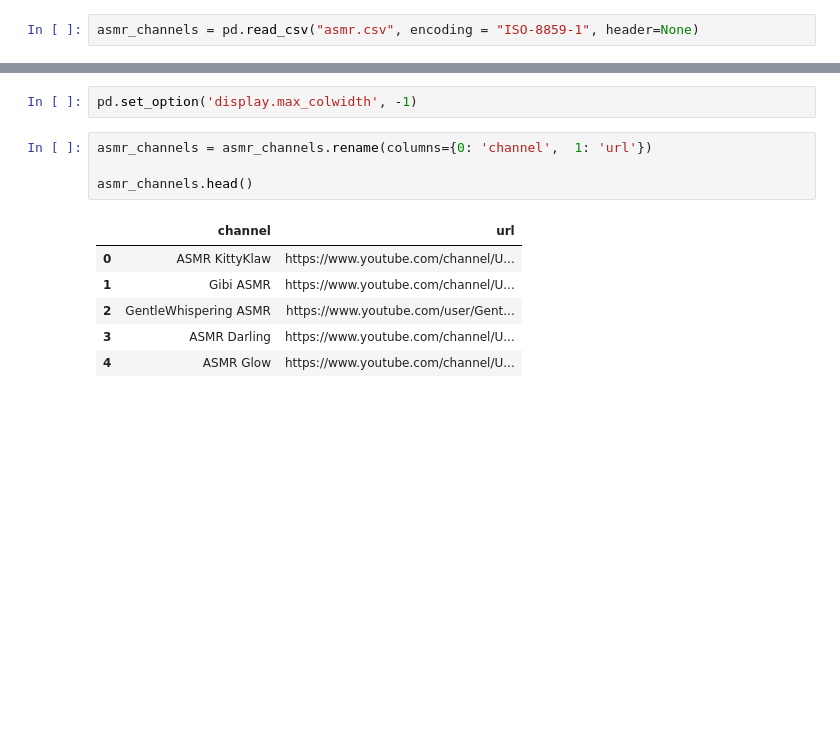
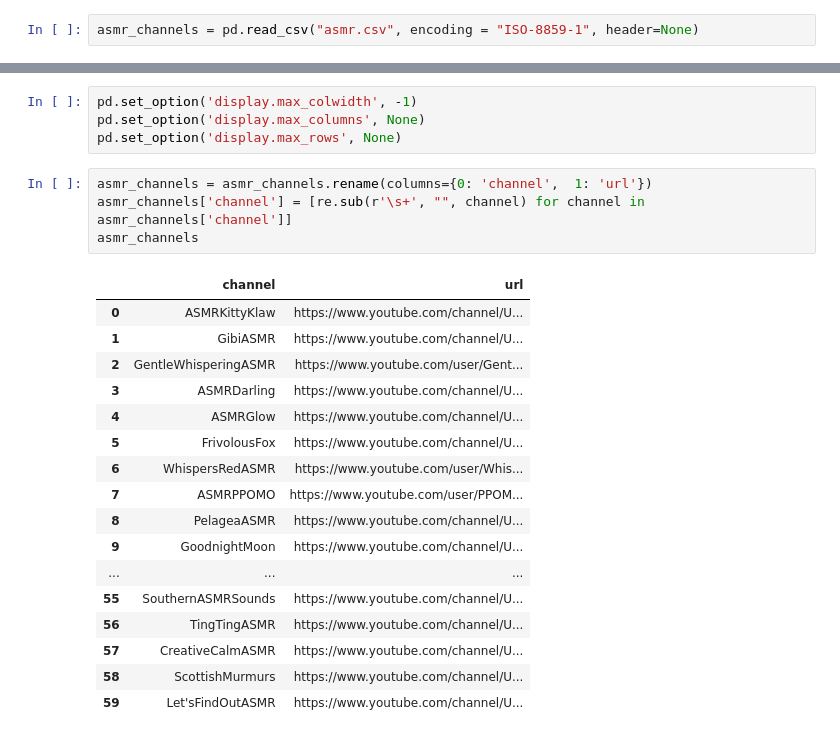
Before and after one commit to shortpoet/YouTube-Data-Analytics-and-Visualization, a Jupyter notebook: data_collection/asmr_channels.ipynb, the cells around one changed output, grey strips where cells are left out. Drawn from its saved outputs; the diff is of its cells as text; blank space fills up the shorter version.

```diff
--- a/data_collection/asmr_channels.ipynb
+++ b/data_collection/asmr_channels.ipynb
@@ -6,13 +71,26 @@ asmr_channels = pd.read_csv("asmr.csv", encoding = "ISO-8859-1", header=None)
 # %%
 pd.set_option('display.max_colwidth', -1)
+pd.set_option('display.max_columns', None)
+pd.set_option('display.max_rows', None)
 # %%
 asmr_channels = asmr_channels.rename(columns={0: 'channel',  1: 'url'})
-
-asmr_channels.head()
+asmr_channels['channel'] = [re.sub(r'\s+', "", channel) for channel in asmr_channels['channel']]
+asmr_channels
 # %% [output]
 |  | channel | url |
-| 0 | ASMR KittyKlaw | https://www.youtube.com/channel/U... |
-| 1 | Gibi ASMR | https://www.youtube.com/channel/U... |
-| 2 | GentleWhispering ASMR | https://www.youtube.com/user/Gent... |
-| 3 | ASMR Darling | https://www.youtube.com/channel/U... |
-| 4 | ASMR Glow | https://www.youtube.com/channel/U... |
+| 0 | ASMRKittyKlaw | https://www.youtube.com/channel/U... |
+| 1 | GibiASMR | https://www.youtube.com/channel/U... |
+| 2 | GentleWhisperingASMR | https://www.youtube.com/user/Gent... |
+| 3 | ASMRDarling | https://www.youtube.com/channel/U... |
+| 4 | ASMRGlow | https://www.youtube.com/channel/U... |
+| 5 | FrivolousFox | https://www.youtube.com/channel/U... |
+| 6 | WhispersRedASMR | https://www.youtube.com/user/Whis... |
+| 7 | ASMRPPOMO | https://www.youtube.com/user/PPOM... |
+| 8 | PelageaASMR | https://www.youtube.com/channel/U... |
+| 9 | GoodnightMoon | https://www.youtube.com/channel/U... |
+| ... | ... | ... |
+| 55 | SouthernASMRSounds | https://www.youtube.com/channel/U... |
+| 56 | TingTingASMR | https://www.youtube.com/channel/U... |
+| 57 | CreativeCalmASMR | https://www.youtube.com/channel/U... |
+| 58 | ScottishMurmurs | https://www.youtube.com/channel/U... |
+| 59 | Let'sFindOutASMR | https://www.youtube.com/channel/U... |
```
Also changed, not shown: parts of 36 cells of this notebook, 3 other files.
